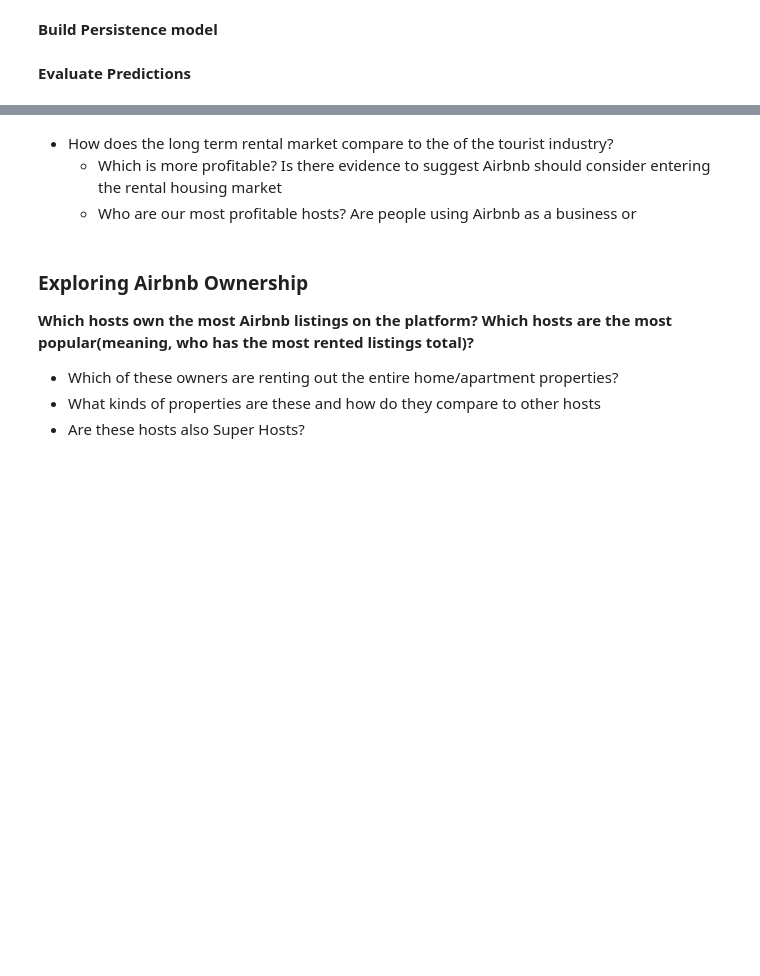
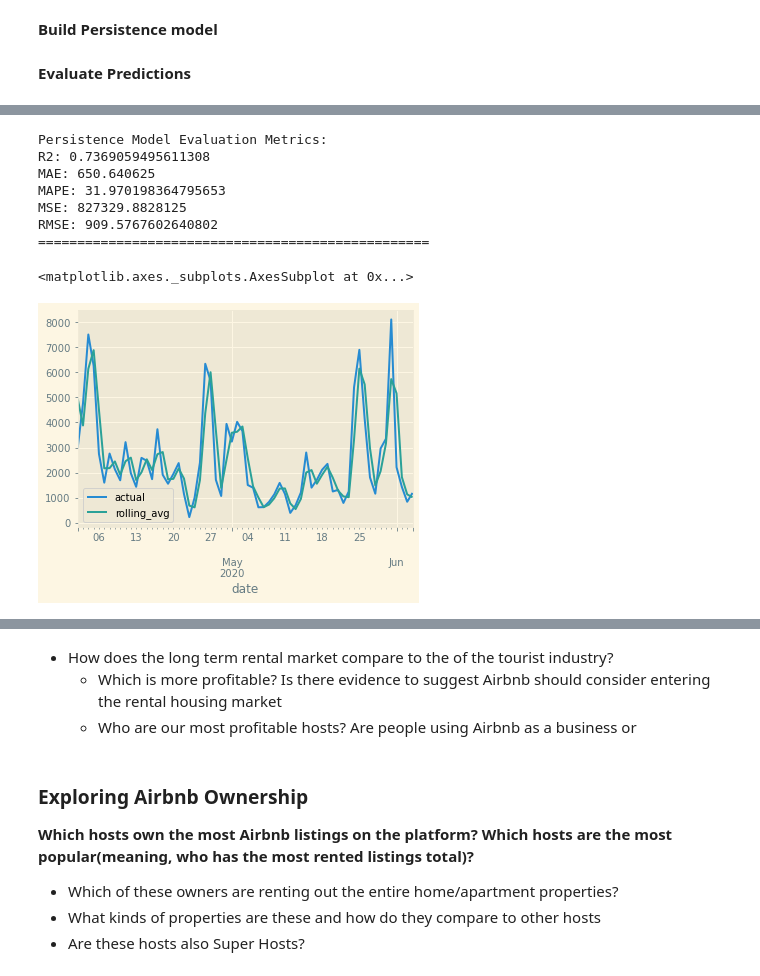
Before and after one commit to KishenSharma6/SF_Airbnb_Rental_Market_Analysis, a Jupyter notebook: Project_Codes/04_Modeling/2020_0715_Market_Analysis.ipynb, the cells around one changed output, grey strips where cells are left out. Saved outputs shown, nothing was run; the diff lists cells and outputs as text; code cells hidden in the pictures; blank space fills up the shorter version.

```diff
--- a/Project_Codes/04_Modeling/2020_0715_Market_Analysis.ipynb
+++ b/Project_Codes/04_Modeling/2020_0715_Market_Analysis.ipynb
@@ -557,0 +251,19 @@ lstm_results.predictions_adjusted.plot(color = 'orange')
+# %%
+persistence_model['rolling_avg'] = persistence_model.actual.rolling(2).mean()
+
+persistence_model.dropna(inplace = True)
+# %%
+regression_metrics('Persistence Model', persistence_model.rolling_avg,
+                                        persistence_model.actual.values)
+
+persistence_model[['actual', 'rolling_avg']].plot()
+# %% [output]
+Persistence Model Evaluation Metrics:
+R2: 0.7369059495611308
+MAE: 650.640625
+MAPE: 31.970198364795653
+MSE: 827329.8828125
+RMSE: 909.5767602640802
+==================================================
+<matplotlib.axes._subplots.AxesSubplot at 0x...>
+[figure, added]
```
Also changed, not shown: parts of 58 cells of this notebook.
